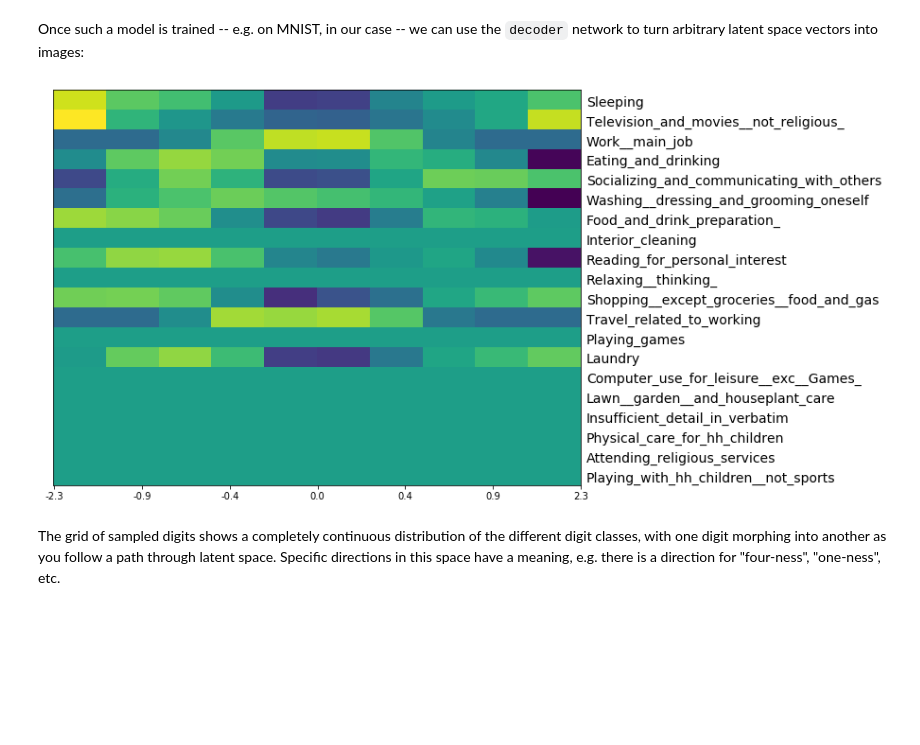
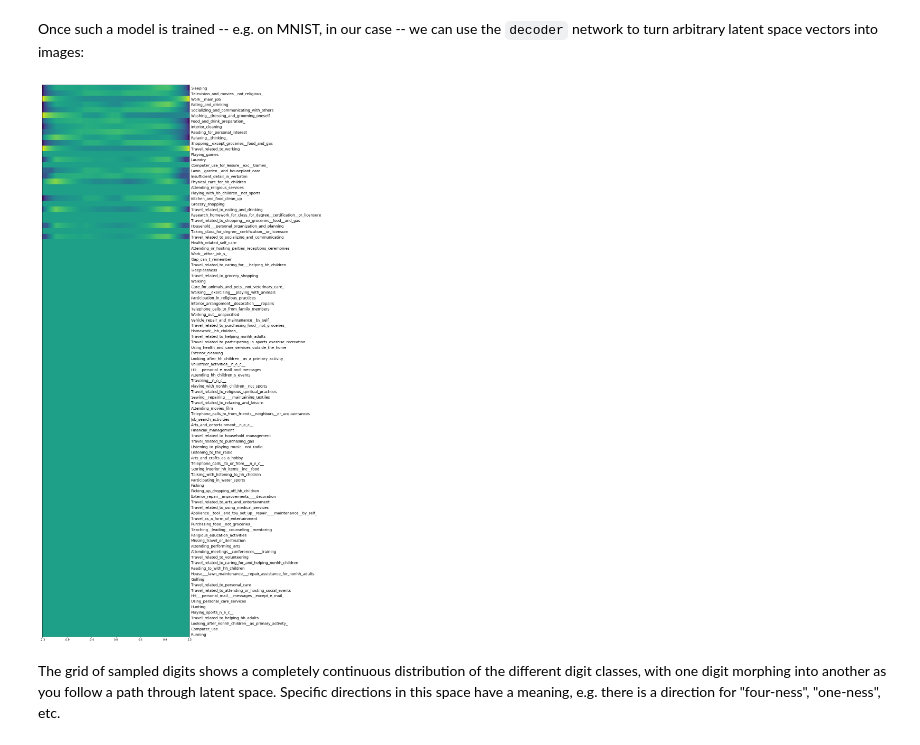
Before and after one commit to yaniv256/VAEs-in-Economics, a Jupyter notebook: Notebooks/Time_use_shares_with_vaes.ipynb, the cells around one changed output. Drawn from its saved outputs; the diff is of its cells as text; code cells hidden in the pictures; blank space fills up the shorter version.

```diff
--- a/Notebooks/Time_use_shares_with_vaes.ipynb
+++ b/Notebooks/Time_use_shares_with_vaes.ipynb
@@ -95,8 +95,12 @@ latent_dim = 1  # Dimensionality of the latent space: a plane
 
 input_img = keras.Input(shape=img_shape)
 
-x = layers.Dense(32, activation='relu')(input_img)
-x = layers.Dense(32, activation='relu')(x)
+x = layers.Dense(16, activation='relu')(input_img)
+x = layers.Dense(16, activation='relu')(x)
+#x = layers.Dense(32, activation='relu')(x)
+#x = layers.Dense(32, activation='relu')(x)
+#x = layers.Dense(32, activation='relu')(x)
+#x = layers.Dense(32, activation='relu')(x)
 
 z_mean = layers.Dense(latent_dim)(x)
 z_log_var = layers.Dense(latent_dim)(x)
@@ -121,8 +125,12 @@ image output that has the same dimensions as the original `input_img`.
 # This is the input where we will feed `z`.
 decoder_input = layers.Input(K.int_shape(z)[1:])
 
-x = layers.Dense(32, activation='relu')(decoder_input)
-x = layers.Dense(32, activation='relu')(x)
+x = layers.Dense(16, activation='relu')(decoder_input)
+x = layers.Dense(16, activation='relu')(x)
+#x = layers.Dense(32, activation='relu')(x)
+#x = layers.Dense(32, activation='relu')(x)
+#x = layers.Dense(32, activation='relu')(x)
+#x = layers.Dense(32, activation='relu')(x)
 
 x = layers.Dense(img_shape[0], activation='relu')(x)
 
@@ -222,44 +230,47 @@ images:
 # %%
 import matplotlib.pyplot as plt
 from scipy.stats import norm
 from sklearn.preprocessing import StandardScaler
 
-# Display a 2D manifold of the digits
-n_type = 10  # type span
-each_hight = 15
-each_width = np.int(np.ceil(400/n_type))
-n_activity =  20
-figure = np.zeros((each_hight*n_activity,n_type*each_width))
-# Linearly spaced coordinates on the unit square were transformed
-# through the inverse CDF (ppf) of the Gaussian
-# to produce values of the latent variables z,
-# since the prior of the latent space is Gaussian
-lowest, highest = (0.01, 0.99)
-grid_x = norm.ppf(np.linspace(lowest, highest, n_type))
-scaler = StandardScaler()
+def plot_types(decoder, n_type = 200, each_hight = 15, approx_width=400,
+               n_activity =  100, lowest= 0.01, highest = 0.99, figsize=(10, 40),
+               cmap='viridis'):
 
-for i, xi in enumerate(grid_x):
-    z_sample = np.array([[xi]])
-    x_decoded = decoder.predict(z_sample)
-    figure[0:n_activity*each_hight,i*each_width : (i + 1)*each_width] = np.repeat(x_decoded[0,0:n_activity],each_hight).reshape(n_activity*each_hight,1)
+  each_width = np.int(np.ceil(approx_width/n_type))
+  figure = np.zeros((each_hight*n_activity,n_type*each_width))
+  # Linearly spaced coordinates on the unit square were transformed
+  # through the inverse CDF (ppf) of the Gaussian
+  # to produce values of the latent variables z,
+  # since the prior of the latent space is Gaussian
 
-figure=np.transpose(figure)
-figure=scaler.fit_transform(figure)
-figure=np.transpose(figure)
+  grid_x = norm.ppf(np.linspace(lowest, highest, n_type))
 
-plt.figure(figsize=(10, 10))
-plt.imshow(figure, cmap='viridis')
+  for i, xi in enumerate(grid_x):
+      z_sample = np.array([[xi]])
+      x_decoded = decoder.predict(z_sample)
+      figure[0:n_activity*each_hight,i*each_width : (i + 1)*each_width] = \
+      np.repeat(x_decoded[0,0:n_activity],each_hight).reshape(n_activity*each_hight,1)
 
-for i in range(n_activity):
-  plt.text(1.01*n_type*each_width,0.8*each_hight+i*each_hight, ts.columns[i], fontsize=14)
+  figure=np.transpose(figure)
+  scaler = StandardScaler()
+  figure=scaler.fit_transform(figure)
+  figure=np.transpose(figure)
 
-n_xlabels=7
-plt.xticks( np.linspace(0,len(grid_x)*each_width,n_xlabels),
-           np.round(norm.ppf(np.linspace(lowest, highest, n_xlabels)),decimals=1) )
-plt.yticks([])
-plt.show()
+  plt.figure(figsize=figsize)
+  plt.imshow(figure, cmap=cmap)
+
+  for i in range(n_activity):
+    plt.text(1.01*n_type*each_width,0.8*each_hight+i*each_hight, ts.columns[i], fontsize=14)
+
+  n_xlabels=7
+  plt.xticks( np.linspace(0,len(grid_x)*each_width,n_xlabels),
+            np.round(norm.ppf(np.linspace(lowest, highest, n_xlabels)),decimals=1) )
+  plt.yticks([])
+  plt.show()
+
+plot_types(decoder)
 # %% [output]
-[figure, old version]
+[figure, new version]
 # %% [markdown]
 The grid of sampled digits shows a completely continuous distribution of the different digit classes, with one digit morphing into another
 as you follow a path through latent space. Specific directions in this space have a meaning, e.g. there is a direction for "four-ness",
```
Also changed, not shown: parts of 1 cell of this notebook.
